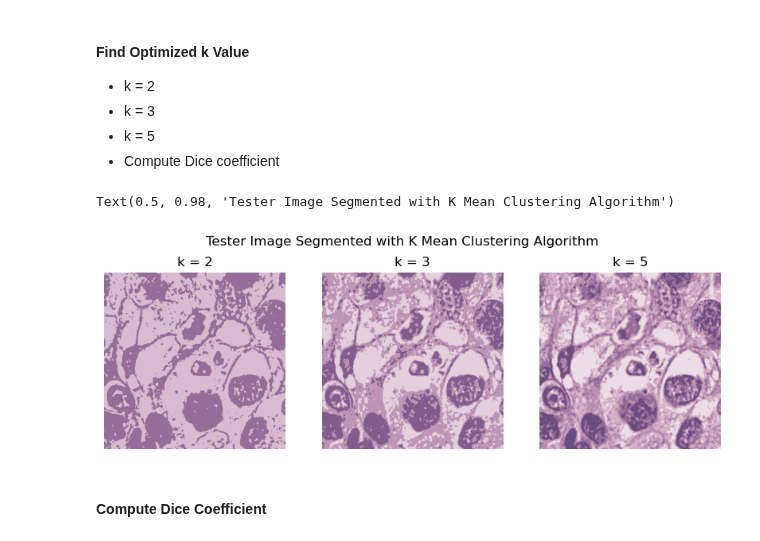
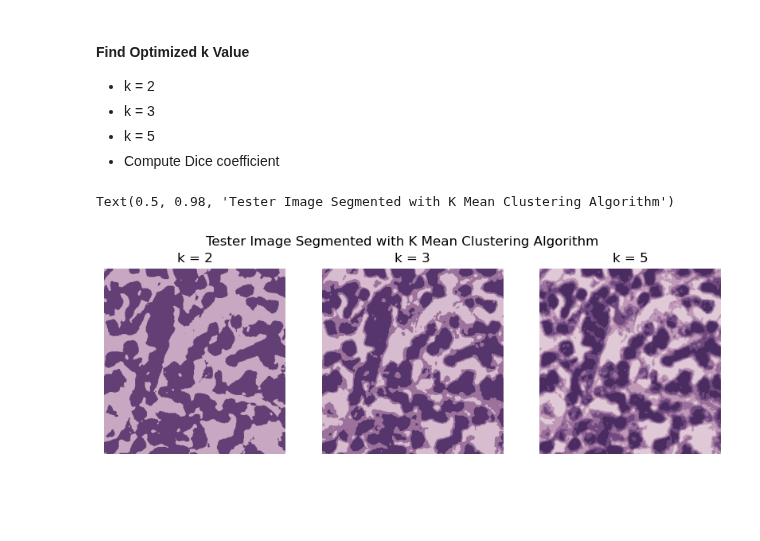
Before and after one commit to wangelam/ecse415Final, a Jupyter notebook: unsupervised.ipynb, the cells around one changed output. Cells and saved outputs as stored; diff of their text form; code cells hidden in the pictures; blank space fills up the shorter version.

```diff
--- a/unsupervised.ipynb
+++ b/unsupervised.ipynb
@@ -112,31 +114,29 @@ for file in train_data:
 * k = 5
 * Compute Dice coefficient
 # %%
-tester = 'TCGA-D8-A142-DX1_id-5ea4095dddda5f8398978433_left-64169_top-46171_bottom-46500_right-64506.png'
+tester = 'TCGA-A1-A0SP-DX1_id-5ea4095addda5f8398977ebc_left-7807_top-53960_bottom-54248_right-8089.png'
 
 k2 = KMean(tester, 2, True)
 k3 = KMean(tester, 3, True)
 k5 = KMean(tester, 5, True)
 
 plt.figure(figsize=(10, 3.25))
 plt.subplot(1, 3, 1)
 plt.imshow(k2)
 plt.title("k = 2")
 plt.axis("off")
 
 plt.subplot(1, 3, 2)
 plt.imshow(k3)
 plt.title("k = 3")
 plt.axis("off")
 
 plt.subplot(1, 3, 3)
 plt.imshow(k5)
 plt.title("k = 5")
 plt.axis("off")
 
 plt.suptitle('Tester Image Segmented with K Mean Clustering Algorithm')
 # %% [output]
 Text(0.5, 0.98, 'Tester Image Segmented with K Mean Clustering Algorithm')
-[figure, old version]
+[figure, new version]
-# %% [markdown]
-#### Compute Dice Coefficient
```
Also changed, not shown: parts of 7 cells of this notebook.
